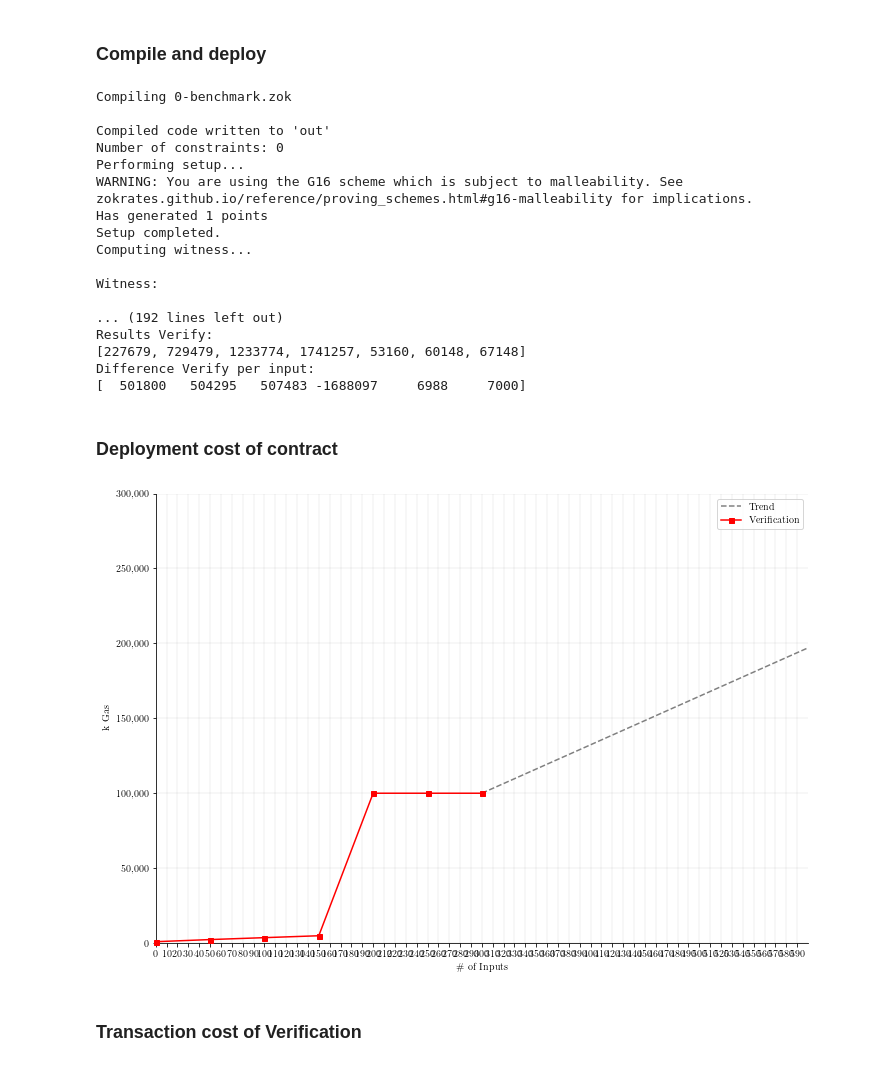
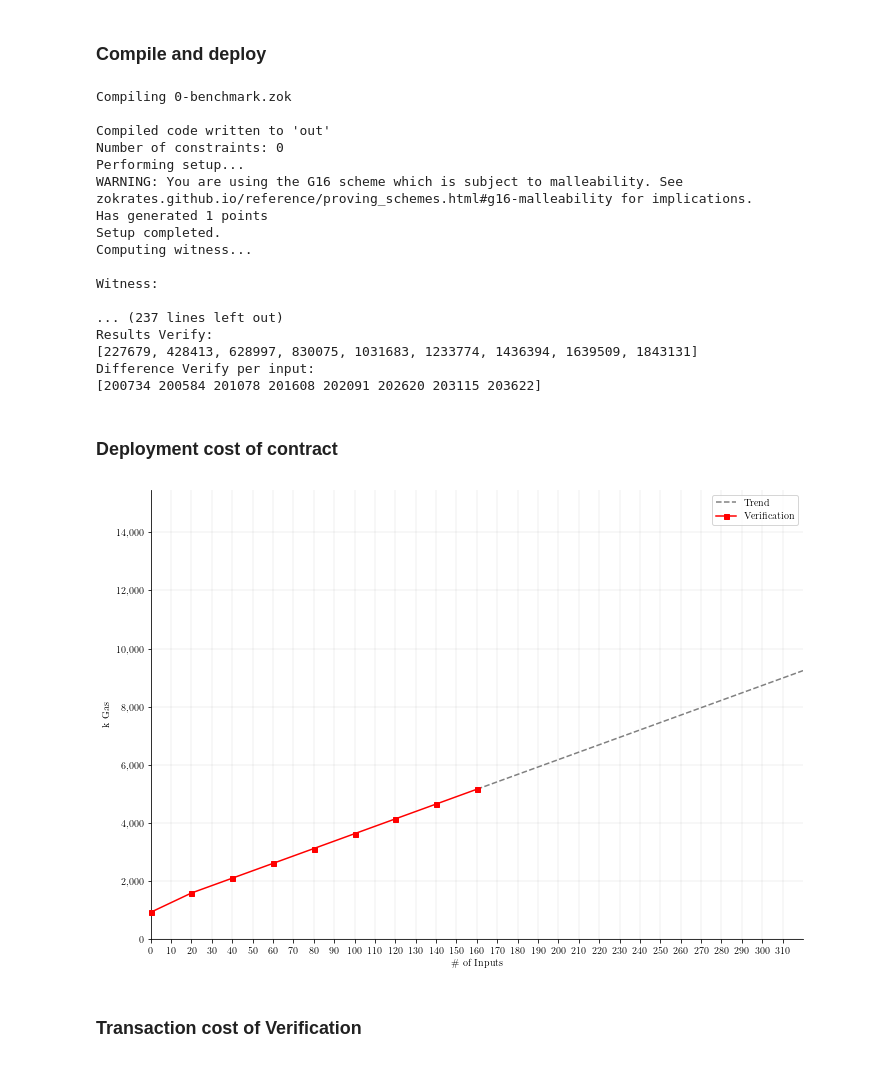
Before and after one commit to JacobEberhardt/ZoKratesBenchmarks, a Jupyter notebook: input_benchmark.ipynb, the cells around one changed output. Saved outputs shown, nothing was run; the diff lists cells and outputs as text; code cells hidden in the pictures.

Commit message:
fixed trendline

```diff
--- a/input_benchmark.ipynb
+++ b/input_benchmark.ipynb
@@ -74,8 +74,8 @@ w3.eth.defaultAccount = w3.eth.accounts[0]
 ### Benchmark Configuration:
 Set max number of inputs for the function. proving_scheme only accepts g16 for now, since thats the only available option in the install script version of ZoKrates. Once they are implemented, they can be choosen via provided variable.
 # %%
-max_inputs = 300 # largest number of contract inputs
-step = 50 # increment in number of inputs between two experiments
+max_inputs = 160 # largest number of contract inputs
+step = 20 # increment in number of inputs between two experiments
 trend_factor = 2
 proving_scheme = "g16"
 target_dir = './target' # directory generated files are stored in
@@ -256,11 +256,11 @@ Computing witness...
 
 Witness:
 
-... (192 lines left out)
+... (237 lines left out)
 Results Verify:
-[227679, 729479, 1233774, 1741257, 53160, 60148, 67148]
+[227679, 428413, 628997, 830075, 1031683, 1233774, 1436394, 1639509, 1843131]
 Difference Verify per input:
-[  501800   504295   507483 -1688097     6988     7000]
+[200734 200584 201078 201608 202091 202620 203115 203622]
 # %%
 def calc_trend_slope(x1, y1, x2, y2):
     return ((((y2 - y1)/(x2 - x1)) * (trend_factor * max_inputs - x1)) + y1) / 1000
@@ -275,7 +275,7 @@ mpl.rc('text', usetex=True)
 mpl.rc('font',**{'family':'serif','sans-serif':['Computer Modern']})
 
 # calculate trendline slope
-y_trend = calc_trend_slope(2, results_deploy[2], max_inputs, results_deploy[-1])
+y_trend = calc_trend_slope(2*step, results_deploy[2], max_inputs, results_deploy[-1])
 
 # plot
 fig, ax = plt.subplots()
@@ -284,34 +284,34 @@ ax.plot(inputlist, [x / 1000 for x in results_deploy], '-rs', label="Verificatio
 ax.axis([0, max_inputs*trend_factor, 0, results_deploy[-1]*3/1000])
 
 # set x axis ticks
 x_int = range(0, math.ceil(max_inputs*trend_factor),10) # calculate x axis values
 ax.set_xticks(x_int)
 
 # format y axis numbers
 ax.yaxis.set_major_formatter(mpl.ticker.StrMethodFormatter('{x:,.0f}'))
 
 # removing top and right borders
 ax.spines['top'].set_visible(False)
 ax.spines['right'].set_visible(False)
 
 # adds a title and axes labels
 # ax.set_title('Deployment Cost')
 ax.set_xlabel('\# of Inputs')
 ax.set_ylabel('k Gas')
 
 # adds major gridlines
 ax.grid(color='grey', linestyle='-', linewidth=0.25, alpha=0.5)
 
 # adds legend
 ax.legend()
 
 # set size
 fig.set_size_inches(11.69,8.27) # a4 landscape
 
 # save as pdf
 fig.savefig('exports/deploy.pdf', bbox_inches='tight')
 # %% [output]
-[figure, old version]
+[figure, new version]
 # %% [markdown]
 ### Transaction cost of Verification
 # %%
```
Also changed, not shown: parts of 2 cells of this notebook, 2 other files.
